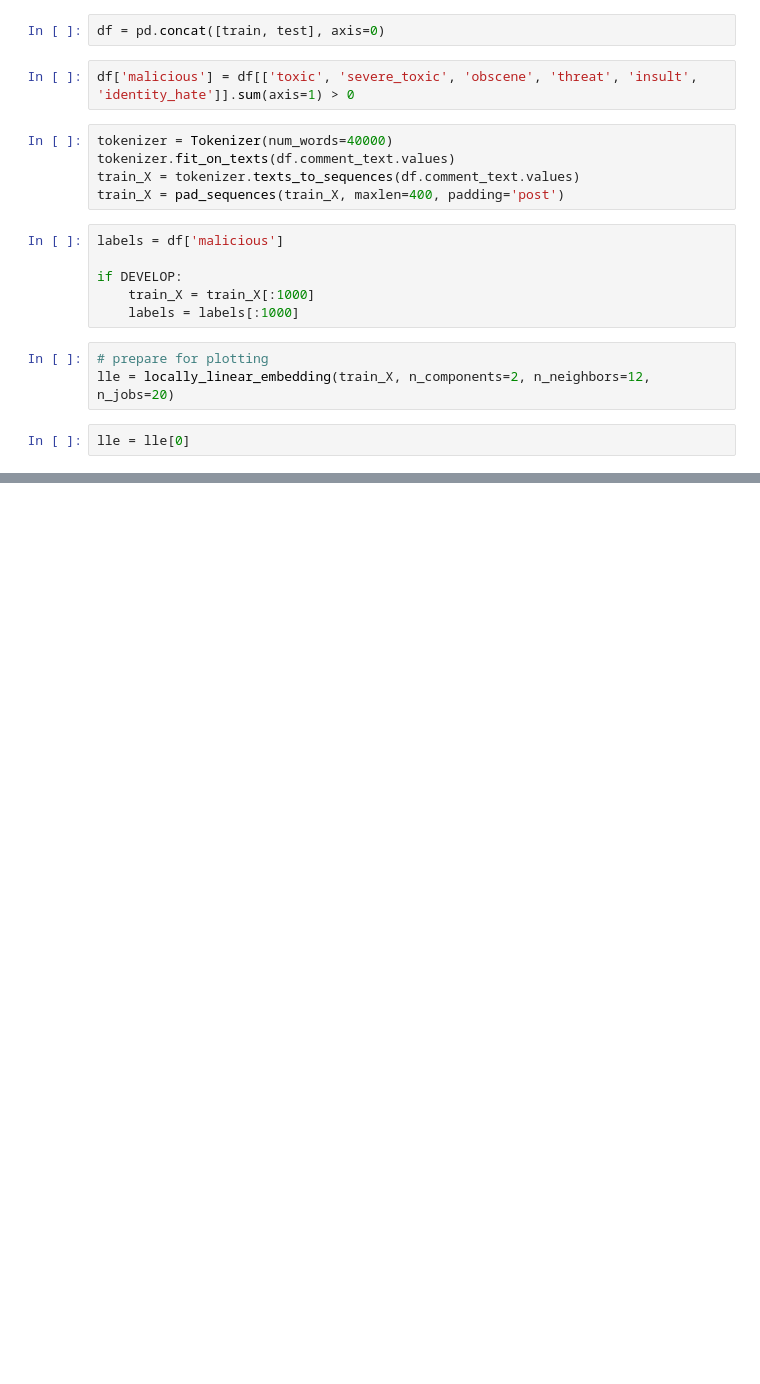
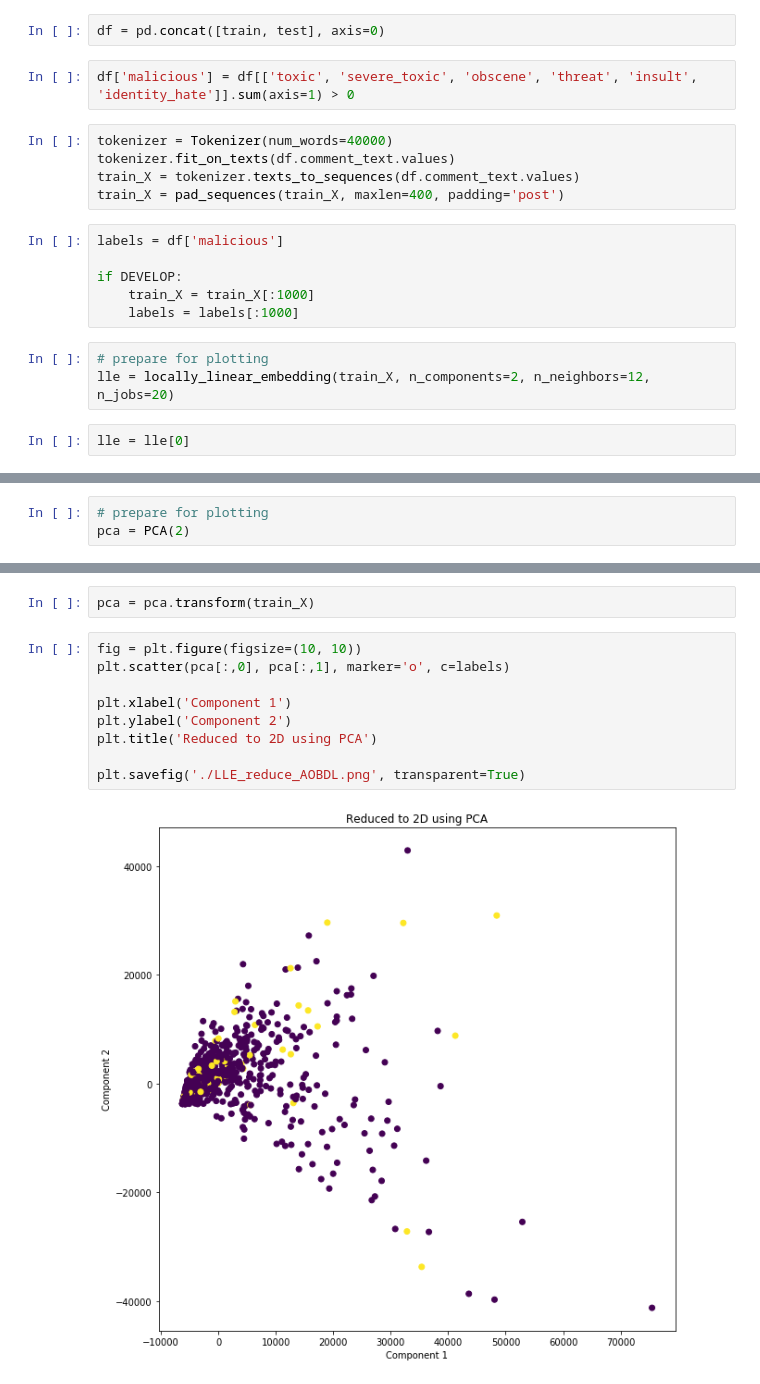
Before and after one commit to lizzzi111/LLE, a Jupyter notebook: LLE_AOBDL/LLE_AOBDL.ipynb, the cells around one changed output, grey strips where cells are left out. Cells and saved outputs as stored; diff of their text form; blank space fills up the shorter version.

```diff
--- a/LLE_AOBDL/LLE_AOBDL.ipynb
+++ b/LLE_AOBDL/LLE_AOBDL.ipynb
@@ -56,0 +56,3 @@ plt.savefig('./LLE_reduce_AOBDL.png', transparent=True)
+# %%
+# prepare for plotting
+pca = PCA(2)
@@ -56,0 +64,13 @@ plt.savefig('./LLE_reduce_AOBDL.png', transparent=True)
+# %%
+pca = pca.transform(train_X)
+# %%
+fig = plt.figure(figsize=(10, 10))
+plt.scatter(pca[:,0], pca[:,1], marker='o', c=labels)
+
+plt.xlabel('Component 1')
+plt.ylabel('Component 2')
+plt.title('Reduced to 2D using PCA')
+
+plt.savefig('./LLE_reduce_AOBDL.png', transparent=True)
+# %% [output]
+[figure, added]
```
Also changed, not shown: parts of 3 cells of this notebook, 6 other files.
